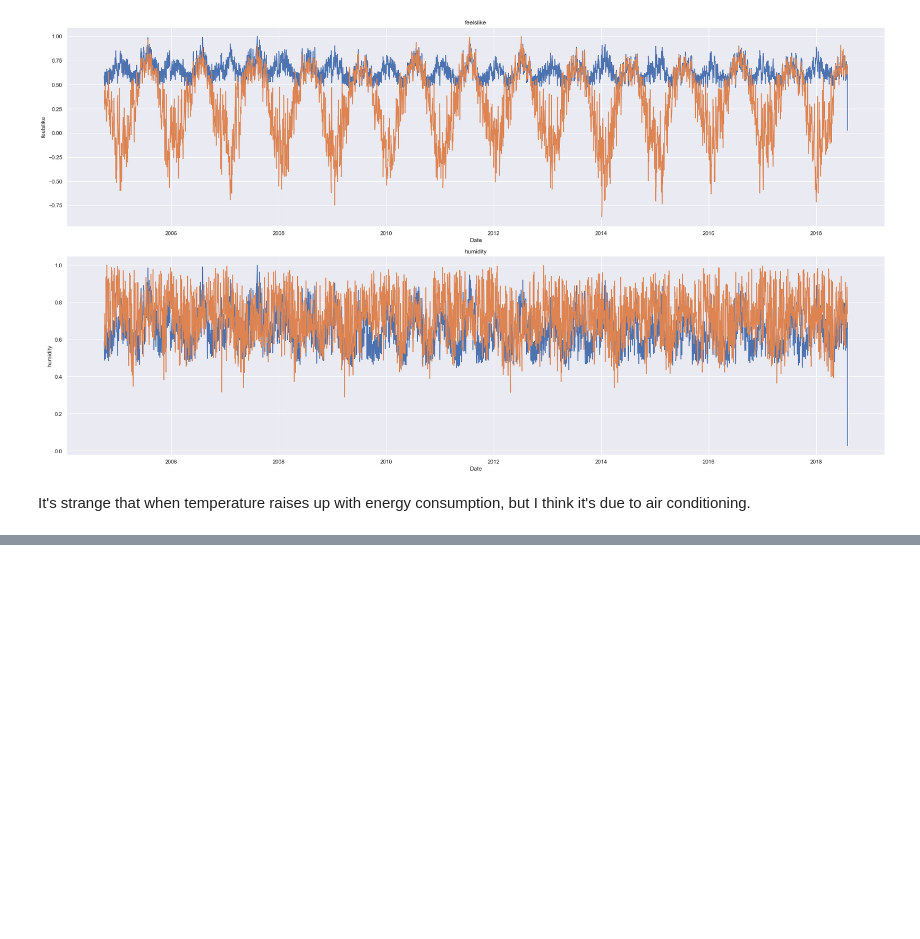
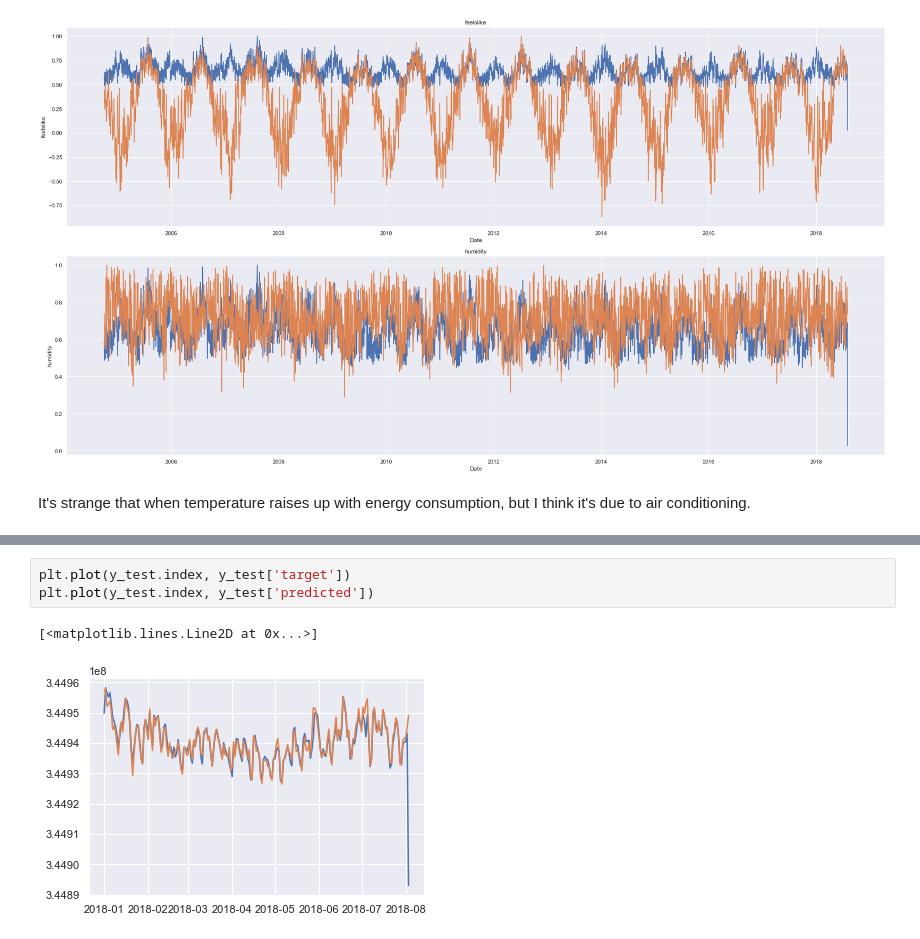
Before and after one commit to jumpincrane/EAD_project_2, a Jupyter notebook: analiza.ipynb, the cells around one changed output, grey strips where cells are left out. Saved outputs shown, nothing was run; the diff lists cells and outputs as text; blank space fills up the shorter version.

```diff
--- a/analiza.ipynb
+++ b/analiza.ipynb
@@ -305,0 +396,6 @@ sns.distplot(final_df["target"])
+# %%
+plt.plot(y_test.index, y_test['target'])
+plt.plot(y_test.index, y_test['predicted'])
+# %% [output]
+[<matplotlib.lines.Line2D at 0x...>]
+[figure, added]
```
Also changed, not shown: parts of 19 cells of this notebook.
